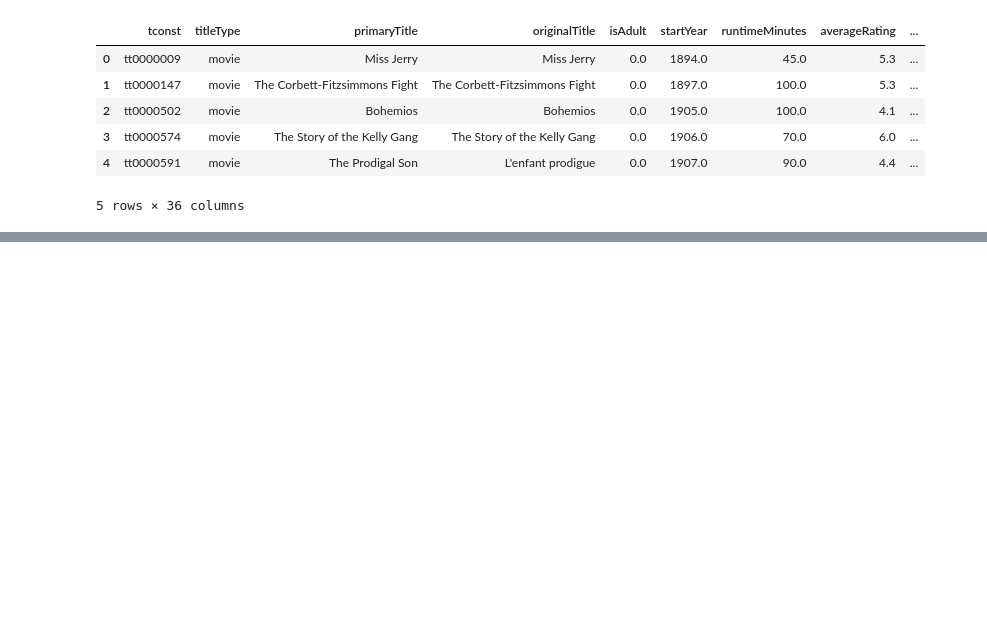
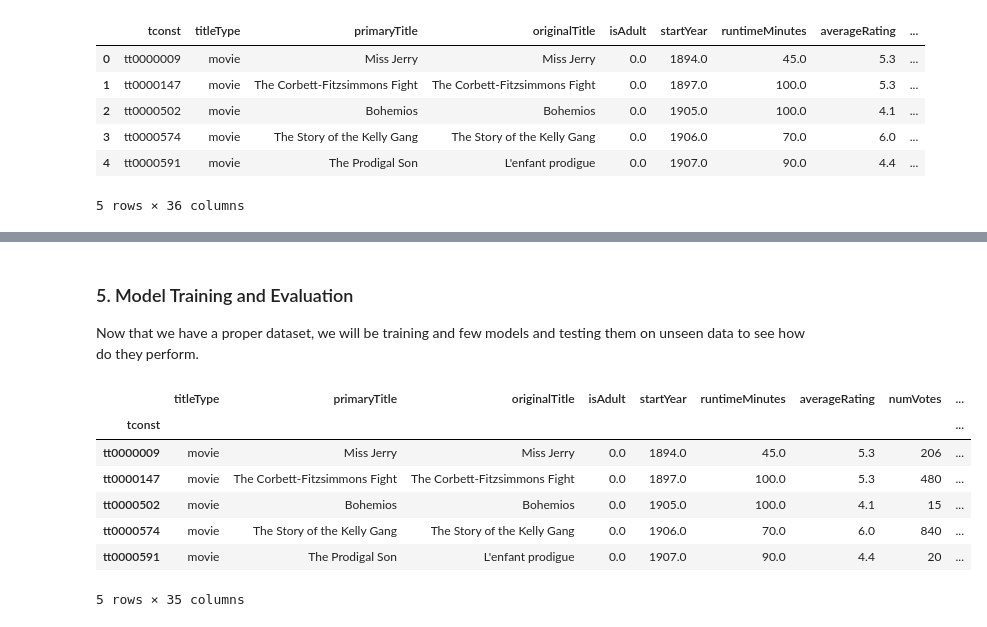
Before and after one commit to jyok117/imdb-movie-rating-prediction, a Jupyter notebook: imdb_movie_rating_prediction.ipynb, the cells around one changed output, grey strips where cells are left out. Saved outputs shown, nothing was run; the diff lists cells and outputs as text; code cells hidden in the pictures; blank space fills up the shorter version.

```diff
--- a/imdb_movie_rating_prediction.ipynb
+++ b/imdb_movie_rating_prediction.ipynb
@@ -460,0 +468,17 @@ movies.head()
+# %% [markdown]
+### 5. Model Training and Evaluation
+
+Now that we have a proper dataset, we will be training and few models and testing them on unseen data to see how do they perform.
+# %%
+movies.set_index('tconst', inplace=True)
+# %%
+movies.head()
+# %% [output]
+|  | titleType | primaryTitle | originalTitle | isAdult | startYear | runtimeMinutes | averageRating | numVotes | ... |
+| tconst |  |  |  |  |  |  |  |  | ... |
+| tt0000009 | movie | Miss Jerry | Miss Jerry | 0.0 | 1894.0 | 45.0 | 5.3 | 206 | ... |
+| tt0000147 | movie | The Corbett-Fitzsimmons Fight | The Corbett-Fitzsimmons Fight | 0.0 | 1897.0 | 100.0 | 5.3 | 480 | ... |
+| tt0000502 | movie | Bohemios | Bohemios | 0.0 | 1905.0 | 100.0 | 4.1 | 15 | ... |
+| tt0000574 | movie | The Story of the Kelly Gang | The Story of the Kelly Gang | 0.0 | 1906.0 | 70.0 | 6.0 | 840 | ... |
+| tt0000591 | movie | The Prodigal Son | L'enfant prodigue | 0.0 | 1907.0 | 90.0 | 4.4 | 20 | ... |
+5 rows × 35 columns
```
Also changed, not shown: parts of 32 cells of this notebook.
